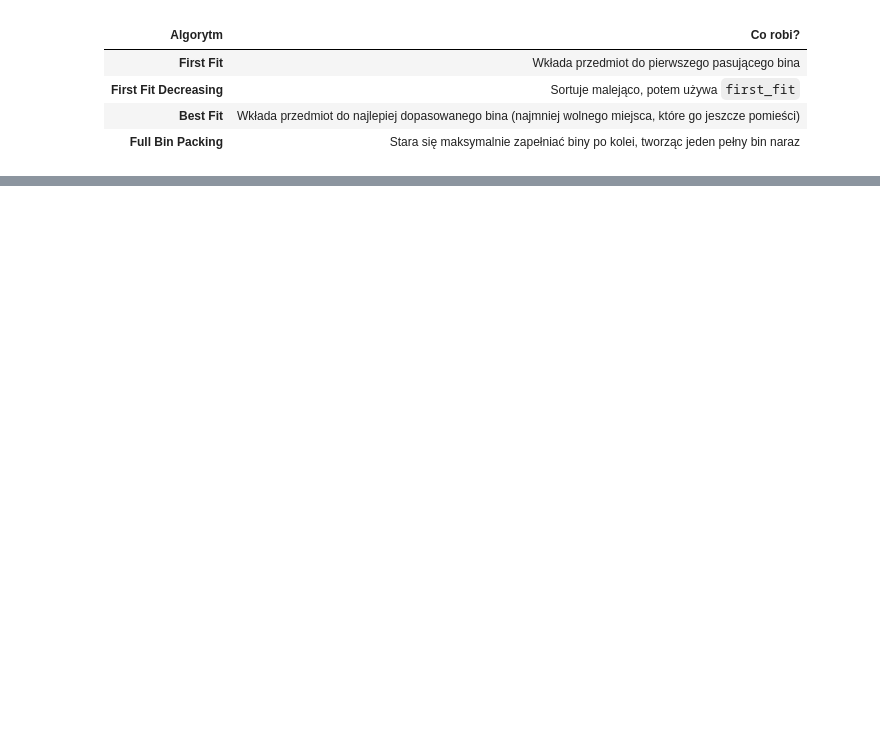
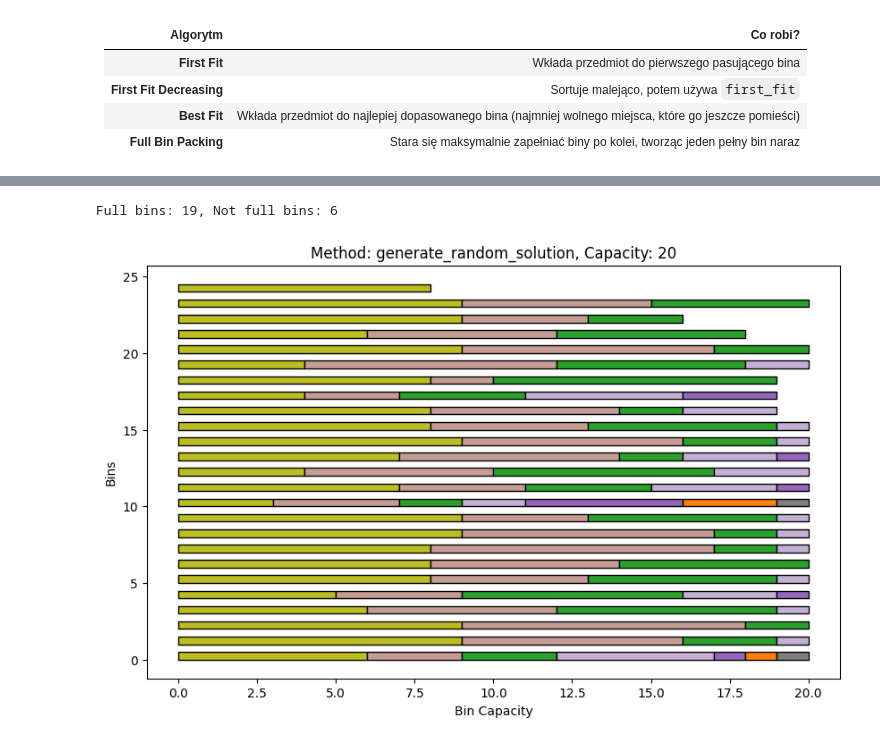
Before and after one commit to gmorlo/BinPackingProblem, a Jupyter notebook: src/visualization.ipynb, the cells around one changed output, grey strips where cells are left out. Cells and saved outputs as stored; diff of their text form; code cells hidden in the pictures; blank space fills up the shorter version.

```diff
--- a/src/visualization.ipynb
+++ b/src/visualization.ipynb
@@ -108,0 +79,6 @@ Elapsed time: 0.1611 seconds
+# %%
+item_list = generate_items(sequence, number_of_items)
+test_solver("generate_random_solution", bin_capacity, item_list, visualize=True)
+# %% [output]
+Full bins: 19, Not full bins: 6
+[figure, added]
```
Also changed, not shown: parts of 14 cells of this notebook, 1 other file.
